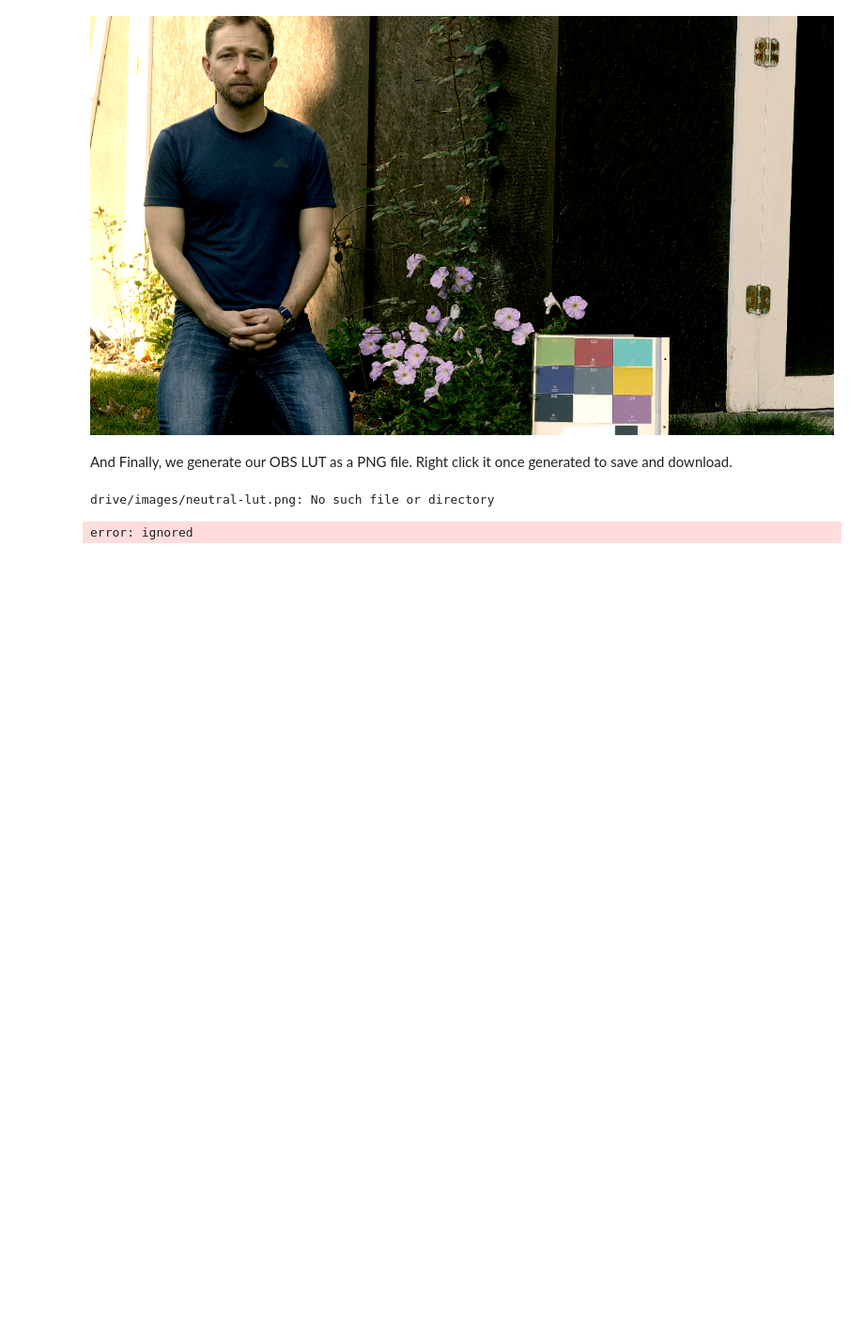
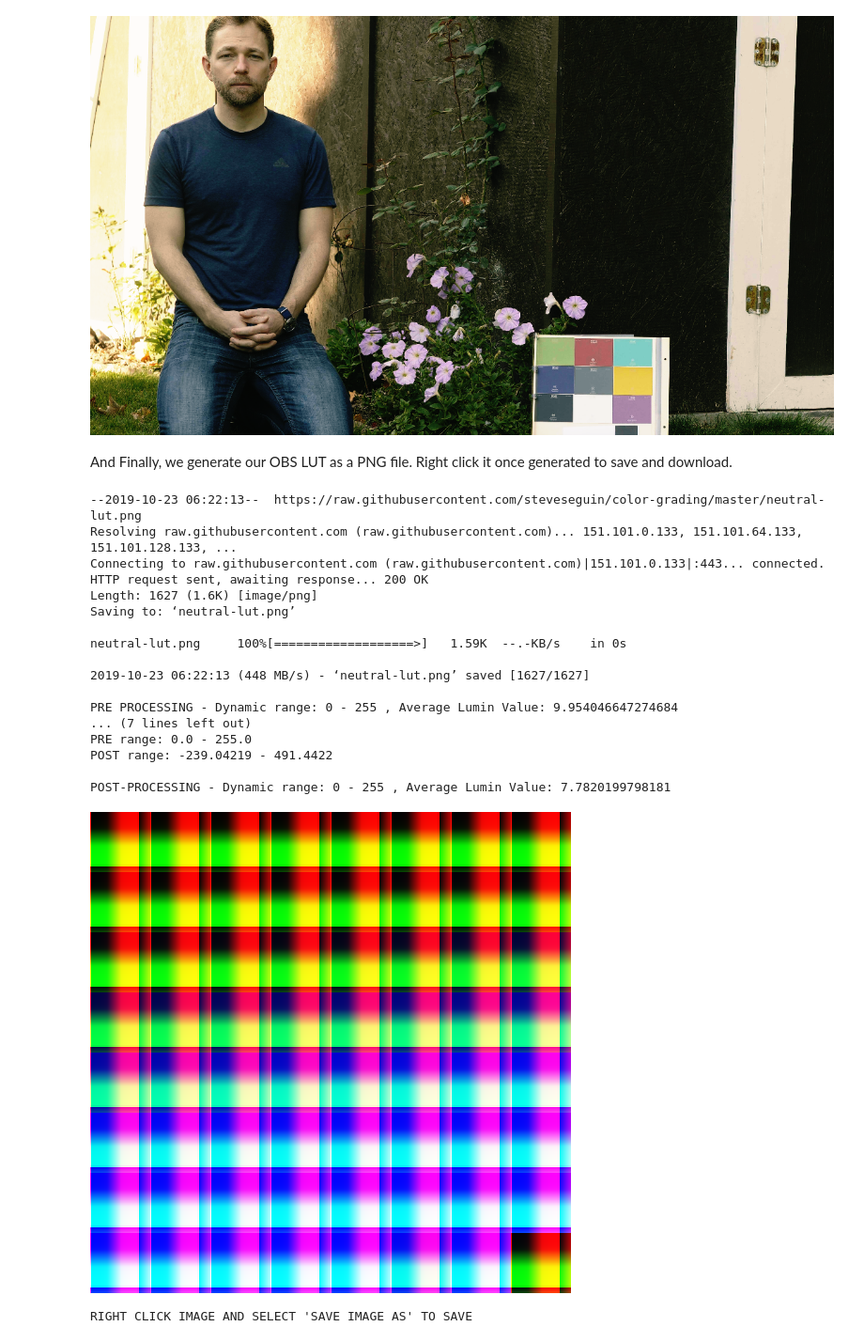
Before and after one commit to steveseguin/color-grading, a Jupyter notebook: colab.ipynb, the cells around one changed output. Shown at 94% size. Cells and saved outputs as stored; diff of their text form; code cells hidden in the pictures; blank space fills up the shorter version.

```diff
--- a/colab.ipynb
+++ b/colab.ipynb
@@ -71,8 +71,8 @@ for fn in uploaded.keys():  ##
   img_file = fn
 
 if (img_file==None): ## If no image is uploaded by user
-  !wget https://raw.githubusercontent.com/steveseguin/color-grading/master/logcrop.jpg -O drive/images/logcrop.jpg  # DOWNLOAD SAMPLE IMAGE
-  img_file = "drive/images/logcrop.jpg"
+  !wget https://raw.githubusercontent.com/steveseguin/color-grading/master/logcrop.jpg -O logcrop.jpg  # DOWNLOAD SAMPLE IMAGE
+  img_file = "logcrop.jpg"
 
 img = cv2.imread(img_file, 1) # LOAD INTO PYTHON
 w,h,_ = np.shape(img) # GET SIZE OF IMAGE
@@ -164,8 +172,8 @@ for fn in uploaded.keys():  ##
   img_file = fn
 
 if (img_file==None): ## If no image is uploaded by user
-  !wget https://raw.githubusercontent.com/steveseguin/color-grading/master/log.jpg -O drive/images/log.jpg  # DOWNLOAD SAMPLE IMAGE
-  img_file = "drive/images/log.jpg"
+  !wget https://raw.githubusercontent.com/steveseguin/color-grading/master/log.jpg -O log.jpg  # DOWNLOAD SAMPLE IMAGE
+  img_file = "log.jpg"
 
 img2 = cv2.imread(img_file, 1)
 
@@ -190,17 +206,18 @@ def applyLUT(image):
     print("PRE range:",np.min(image[:,:,rgb]),"-",np.max(image[:,:,rgb]))
     image[:,:,rgb] = p(image[:,:,rgb])
     print("POST range:",np.min(image[:,:,rgb]),"-",np.max(image[:,:,rgb]))
+    print()
   return image
 
 img = np.zeros_like(img2)
 img[:] = img2[:]
 
 ## BRIGHTNESS ADJUSTMENT.
-mb = 20   #  -20 to 20 is a good range to try; 0 is default
+mb = 30   #  -20 to 20 is a good range to try; 0 is default
 img = applyLUT(img) + mb
 
 #print("Dynamic range:",np.min(img),"-",np.max(img))
-print()
+
 if ((np.min(img)>25) & (np.max(img)<230)):
   print("Consider shooting in LOG or reducing contrast on your camera when recording")
 elif (np.min(img)>25):
@@ -284,12 +303,12 @@ Dynamic range: 0 - 255 , Average Lumin Value: 6.284364605348596
 # %% [markdown]
 And Finally, we generate our OBS LUT as a PNG file. Right click it once generated to save and download.
 # %%
-!wget https://raw.githubusercontent.com/steveseguin/color-grading/master/neutral-lut.png -O drive/images/neutral-lut.png  # DOWNLOAD SAMPLE IMAGE
-img_file = "drive/images/neutral-lut.png"
+!wget https://raw.githubusercontent.com/steveseguin/color-grading/master/neutral-lut.png -O neutral-lut.png  # DOWNLOAD SAMPLE IMAGE
+img_file = "neutral-lut.png"
 
 # LOAD INTO PYTHON
 lutimg = cv2.imread(img_file, 1)
-lutimg = cv2.cvtColor(lutimg, cv2.COLOR_BGR2HSV)
+lutimg = cv2.cvtColor(lutimg, cv2.COLOR_BGR2RGB)
 
 ## ANALYTICS
 avglum = np.mean(np.sqrt( 0.299*lutimg[:,:,0]**2 + 0.587*lutimg[:,:,1]**2 + 0.114*lutimg[:,:,2]**2 ))  # via: https://stackoverflow.com/questions/596216/formula-to-determine-brightness-of-rgb-color
@@ -298,35 +317,53 @@ print("PRE PROCESSING - Dynamic range:",np.min(lutimg),"-",np.max(lutimg), ", Av
 lutimg = lutimg.astype(np.float32, copy=False)
 
 ## If we want to increase the brightness
-# We will use what was set earlier if not defined below
+## We will use what was set earlier if not defined below
 # mb = 0
 
+print()
 ## APPLY THE COLOR CORRECTION
-lutimg = applyLUT(lutimg)
+lutimg = applyLUT(lutimg) + mb
 
 ## APPLY HIGHLIGHT GAMMA CURVE
 where = np.where((lutimg>225) &(lutimg<492))
 out = LUT2[np.uint16(np.round(lutimg[where]-225))]
 lutimg[where] = out
 
 ## APPLY SHADOW GAMMA CURVE
 where = np.where((lutimg<=30) & (lutimg>-461))
 out = LUT1[np.uint16(np.round(lutimg[where]+461))]
 lutimg[where] = out
 
 ## CLEAN UP OUT-OF-BOUNDS DATA
 lutimg[np.where(img>255)]=255 # cut out bad highlights
 lutimg[np.where(img<0)]=0 # cut out bad shadows
 lutimg = lutimg.astype(np.uint8, copy=False)
 
 ## ANALYTICS
 avglum = np.mean(np.sqrt( 0.299*lutimg[:,:,0]**2 + 0.587*lutimg[:,:,1]**2 + 0.114*lutimg[:,:,2]**2 ))  # via: https://stackoverflow.com/questions/596216/formula-to-determine-brightness-of-rgb-color
 print("POST-PROCESSING - Dynamic range:",np.min(lutimg),"-",np.max(lutimg), ", Average Lumin Value:",avglum)
 
 ## GENERATE
-cv2_imshow(cv2.cvtColor(lutimg,cv2.COLOR_HSV2BGR))
+cv2_imshow(cv2.cvtColor(lutimg,cv2.COLOR_RGB2BGR))
 
 print("RIGHT CLICK IMAGE AND SELECT 'SAVE IMAGE AS' TO SAVE")
 # %% [output]
-drive/images/neutral-lut.png: No such file or directory
+--2019-10-23 06:22:13--  https://raw.githubusercontent.com/steveseguin/color-grading/master/neutral-lut.png
+Resolving raw.githubusercontent.com (raw.githubusercontent.com)... 151.101.0.133, 151.101.64.133, 151.101.128.133, ...
+Connecting to raw.githubusercontent.com (raw.githubusercontent.com)|151.101.0.133|:443... connected.
+HTTP request sent, awaiting response... 200 OK
+Length: 1627 (1.6K) [image/png]
+Saving to: ‘neutral-lut.png’
+
+neutral-lut.png     100%[===================>]   1.59K  --.-KB/s    in 0s
+
+2019-10-23 06:22:13 (448 MB/s) - ‘neutral-lut.png’ saved [1627/1627]
+
+PRE PROCESSING - Dynamic range: 0 - 255 , Average Lumin Value: 9.954046647274684
+... (7 lines left out)
+PRE range: 0.0 - 255.0
+POST range: -239.04219 - 491.4422
+
+POST-PROCESSING - Dynamic range: 0 - 255 , Average Lumin Value: 7.7820199798181
+[figure, added]
-error: ignored
+RIGHT CLICK IMAGE AND SELECT 'SAVE IMAGE AS' TO SAVE
```
Also changed, not shown: parts of 7 cells of this notebook.
